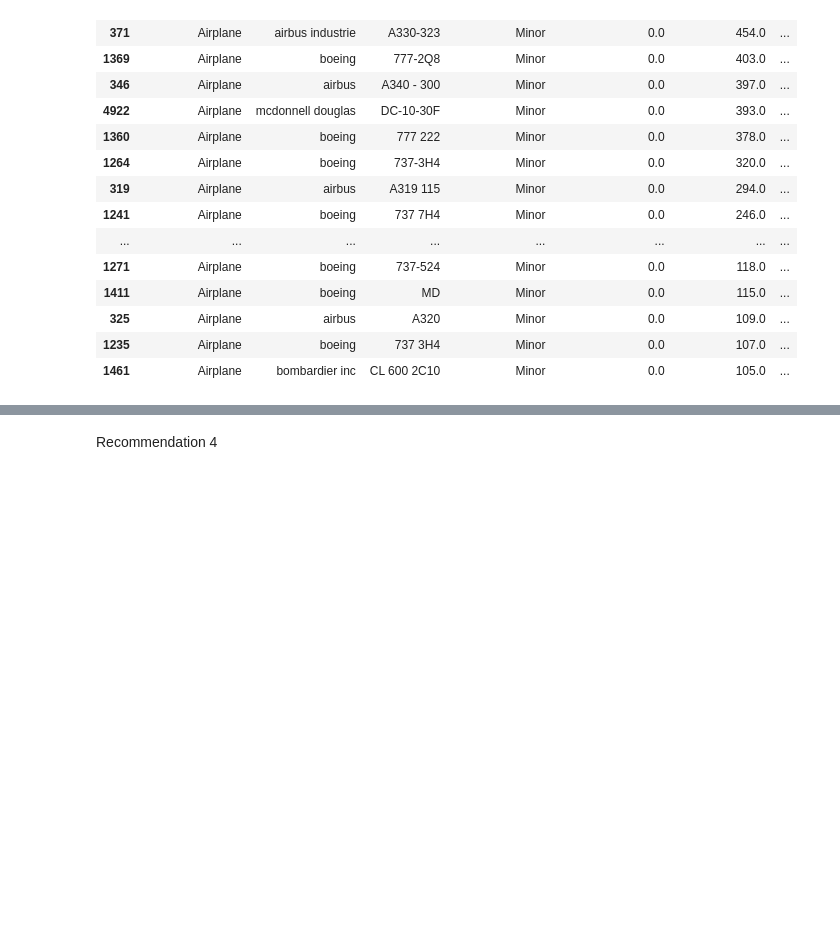
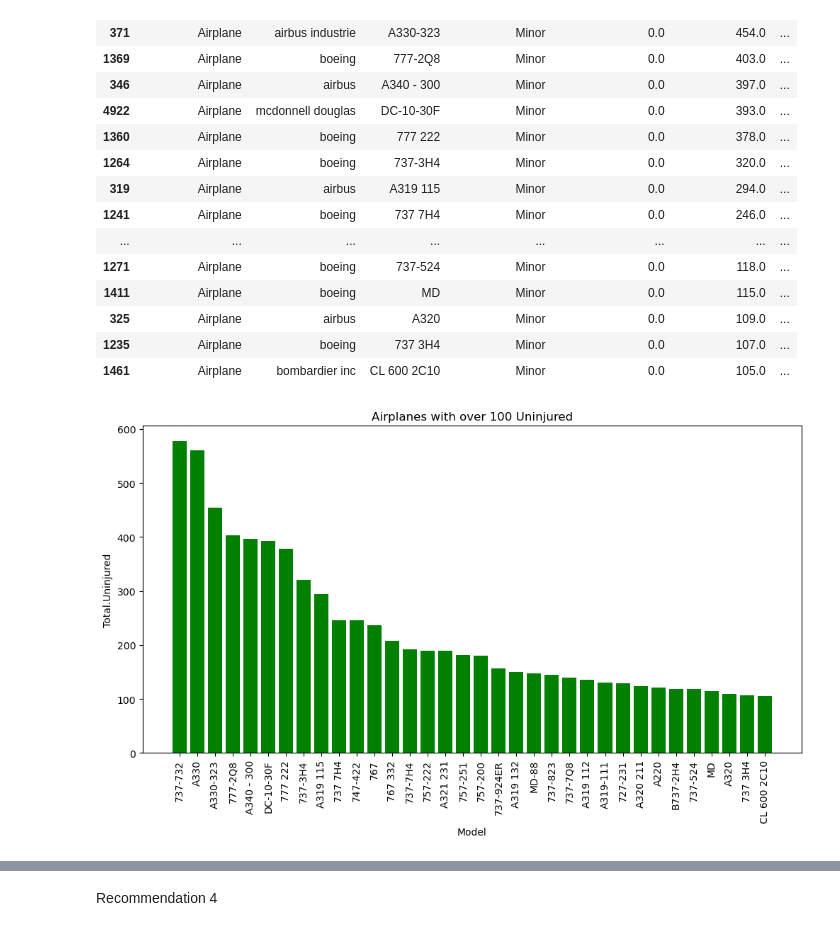
Before and after one commit to Tintin-dataObsessed/Aviation_Accident_Project, a Jupyter notebook: Airplane_Analysis.ipynb, the cells around one changed output, grey strips where cells are left out. Cells and saved outputs as stored; diff of their text form; code cells hidden in the pictures; blank space fills up the shorter version.

Commit message:
Added graphs and more comments

```diff
--- a/Airplane_Analysis.ipynb
+++ b/Airplane_Analysis.ipynb
@@ -643,5 +653,14 @@ Airplane_Injuries
 | 1235 | Airplane | boeing | 737 3H4 | Minor | 0.0 | 107.0 | ... |
 | 1461 | Airplane | bombardier inc | CL 600 2C10 | Minor | 0.0 | 105.0 | ... |
 # %%
-#I will turn this into a pir chat and bar chart
-#Airplans
+#I will turn this into a pie chat and bar chart
+#Airplanes with over 100 Uninjured.
+plt.figure(figsize=(12, 6))
+plt.bar(Airplane_Injuries['Model'],Airplane_Injuries['Total.Uninjured'], color ='green')
+plt.xlabel('Model')
+plt.ylabel('Total.Uninjured')
+plt.title('Airplanes with over 100 Uninjured')
+plt.xticks(rotation=90)
+plt.show()
+# %% [output]
+[figure, added]
```
Also changed, not shown: parts of 5 cells of this notebook.
